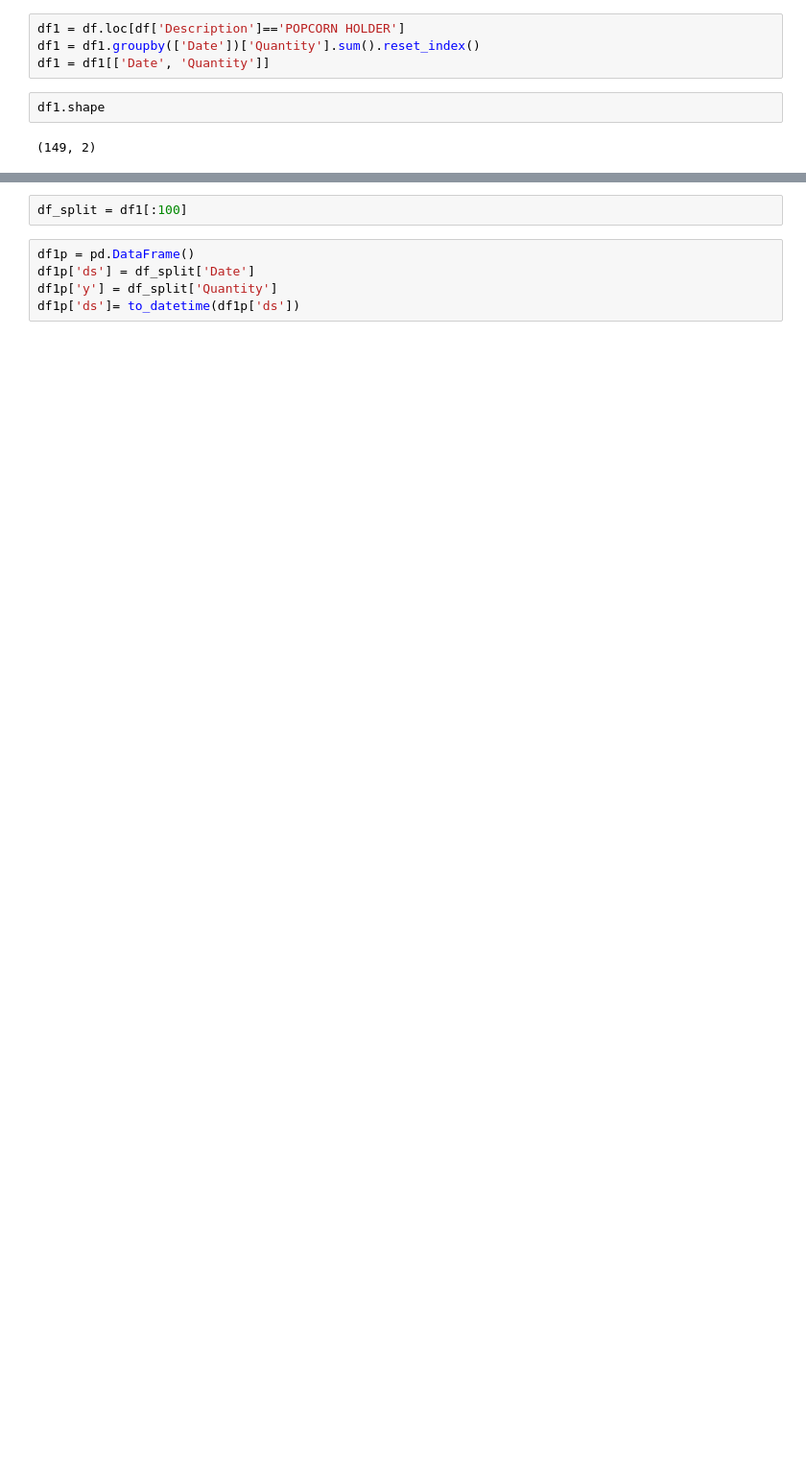
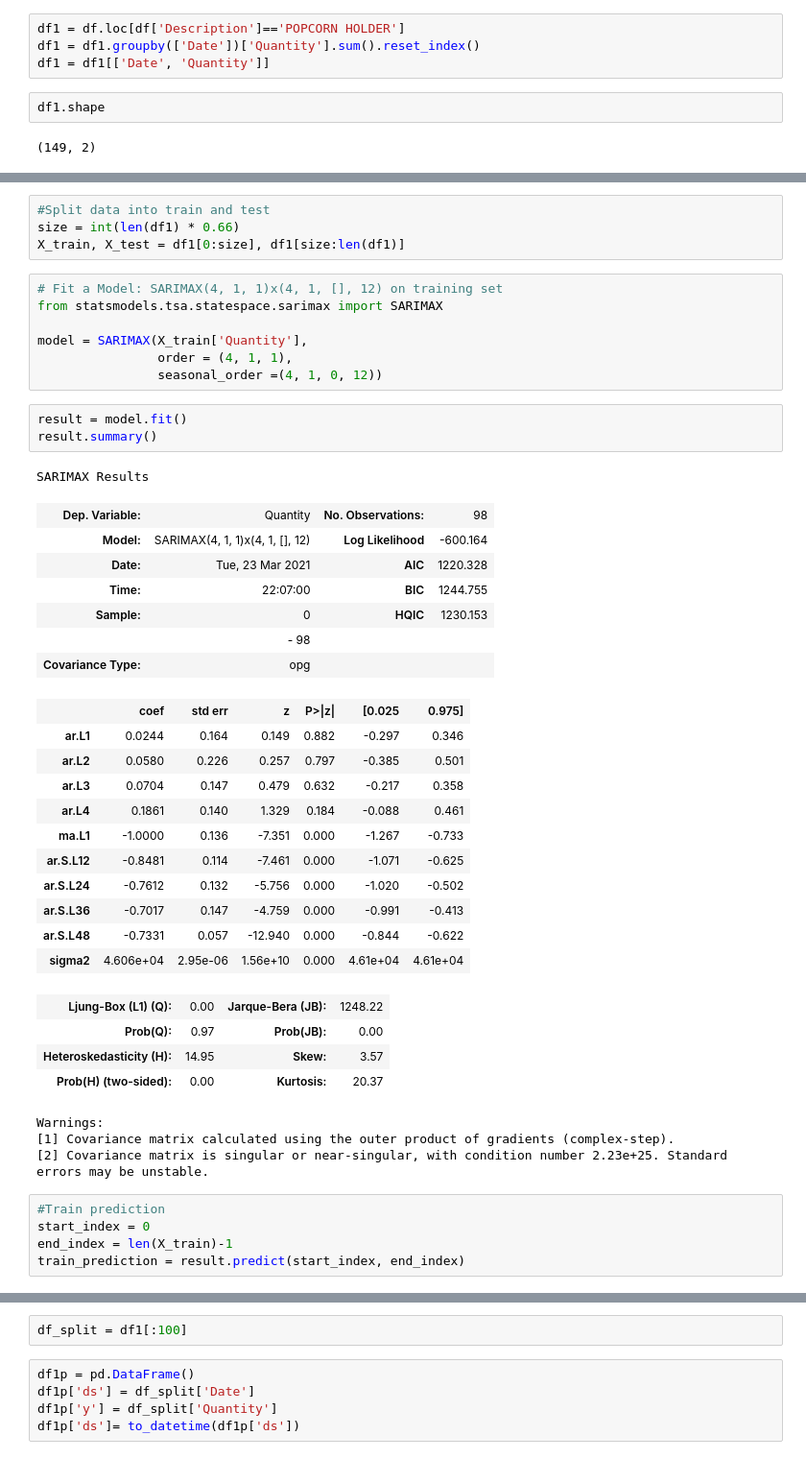
Before and after one commit to sheetalbongale/Retail-Time-Series-Analysis-and-Forecasting, a Jupyter notebook: notebooks/3_More_Model_Forecasting.ipynb, the cells around one changed output, grey strips where cells are left out. Shown at 96% size. Drawn from its saved outputs; the diff is of its cells as text; blank space fills up the shorter version.

```diff
--- a/notebooks/3_More_Model_Forecasting.ipynb
+++ b/notebooks/3_More_Model_Forecasting.ipynb
@@ -90,0 +188,46 @@ fig.show()
+# %%
+#Split data into train and test
+size = int(len(df1) * 0.66)
+X_train, X_test = df1[0:size], df1[size:len(df1)]
+# %%
+# Fit a Model: SARIMAX(4, 1, 1)x(4, 1, [], 12) on training set
+from statsmodels.tsa.statespace.sarimax import SARIMAX
+
+model = SARIMAX(X_train['Quantity'],
+                order = (4, 1, 1),
+                seasonal_order =(4, 1, 0, 12))
+# %%
+result = model.fit()
+result.summary()
+# %% [output]
+SARIMAX Results
+| Dep. Variable: | Quantity | No. Observations: | 98 |
+| Model: | SARIMAX(4, 1, 1)x(4, 1, [], 12) | Log Likelihood | -600.164 |
+| Date: | Tue, 23 Mar 2021 | AIC | 1220.328 |
+| Time: | 22:07:00 | BIC | 1244.755 |
+| Sample: | 0 | HQIC | 1230.153 |
+|  | - 98 |  |  |
+| Covariance Type: | opg |  |  |
+|  | coef | std err | z | P>|z| | [0.025 | 0.975] |
+| ar.L1 | 0.0244 | 0.164 | 0.149 | 0.882 | -0.297 | 0.346 |
+| ar.L2 | 0.0580 | 0.226 | 0.257 | 0.797 | -0.385 | 0.501 |
+| ar.L3 | 0.0704 | 0.147 | 0.479 | 0.632 | -0.217 | 0.358 |
+| ar.L4 | 0.1861 | 0.140 | 1.329 | 0.184 | -0.088 | 0.461 |
+| ma.L1 | -1.0000 | 0.136 | -7.351 | 0.000 | -1.267 | -0.733 |
+| ar.S.L12 | -0.8481 | 0.114 | -7.461 | 0.000 | -1.071 | -0.625 |
+| ar.S.L24 | -0.7612 | 0.132 | -5.756 | 0.000 | -1.020 | -0.502 |
+| ar.S.L36 | -0.7017 | 0.147 | -4.759 | 0.000 | -0.991 | -0.413 |
+| ar.S.L48 | -0.7331 | 0.057 | -12.940 | 0.000 | -0.844 | -0.622 |
+| sigma2 | 4.606e+04 | 2.95e-06 | 1.56e+10 | 0.000 | 4.61e+04 | 4.61e+04 |
+| Ljung-Box (L1) (Q): | 0.00 | Jarque-Bera (JB): | 1248.22 |
+| Prob(Q): | 0.97 | Prob(JB): | 0.00 |
+| Heteroskedasticity (H): | 14.95 | Skew: | 3.57 |
+| Prob(H) (two-sided): | 0.00 | Kurtosis: | 20.37 |
+Warnings:
+[1] Covariance matrix calculated using the outer product of gradients (complex-step).
+[2] Covariance matrix is singular or near-singular, with condition number 2.23e+25. Standard errors may be unstable.
+# %%
+#Train prediction
+start_index = 0
+end_index = len(X_train)-1
+train_prediction = result.predict(start_index, end_index)
```
Also changed, not shown: parts of 17 cells of this notebook, 4 other files.
